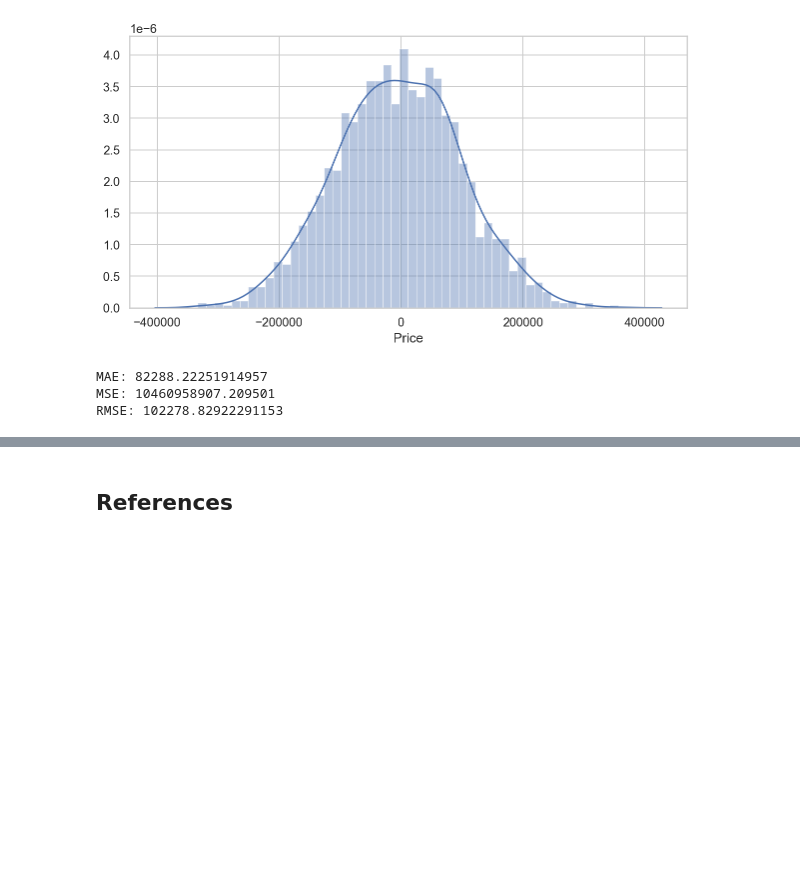
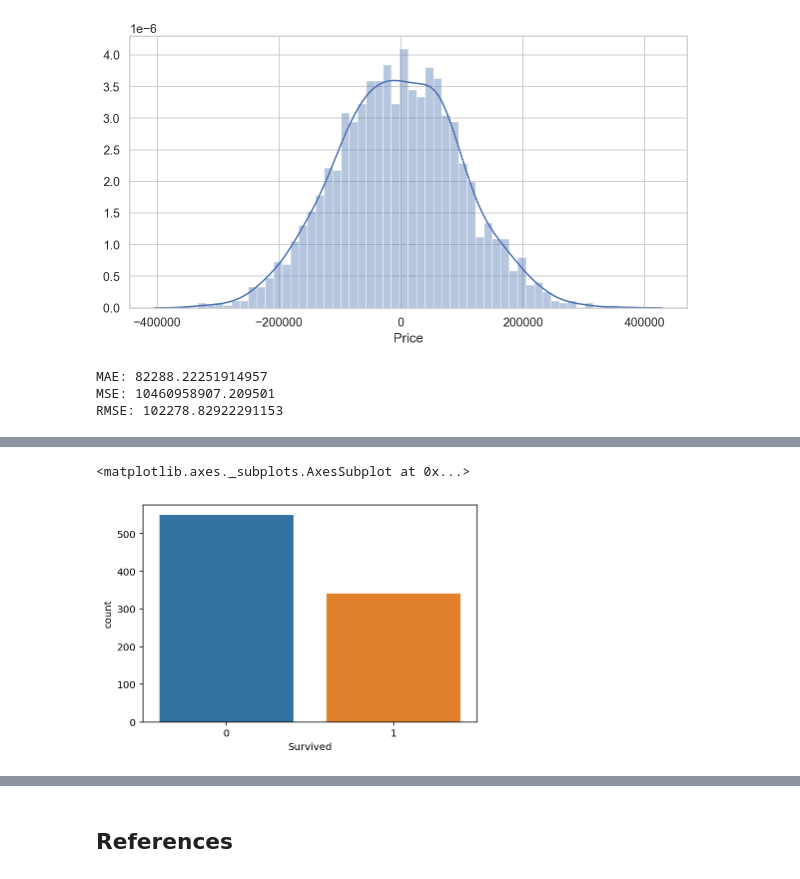
Before and after one commit to Munster2020/HDIP_CSDA_COMP08055, a Jupyter notebook: scikit-learn.ipynb, the cells around one changed output, grey strips where cells are left out. Saved outputs shown, nothing was run; the diff lists cells and outputs as text; code cells hidden in the pictures; blank space fills up the shorter version.

```diff
--- a/scikit-learn.ipynb
+++ b/scikit-learn.ipynb
@@ -388,0 +427,5 @@ df = pd.read_csv('titanic.csv', delimiter=',')
+# %%
+sns.countplot(x='Survived', data=df)
+# %% [output]
+<matplotlib.axes._subplots.AxesSubplot at 0x...>
+[figure, added]
```
Also changed, not shown: parts of 61 cells of this notebook.
